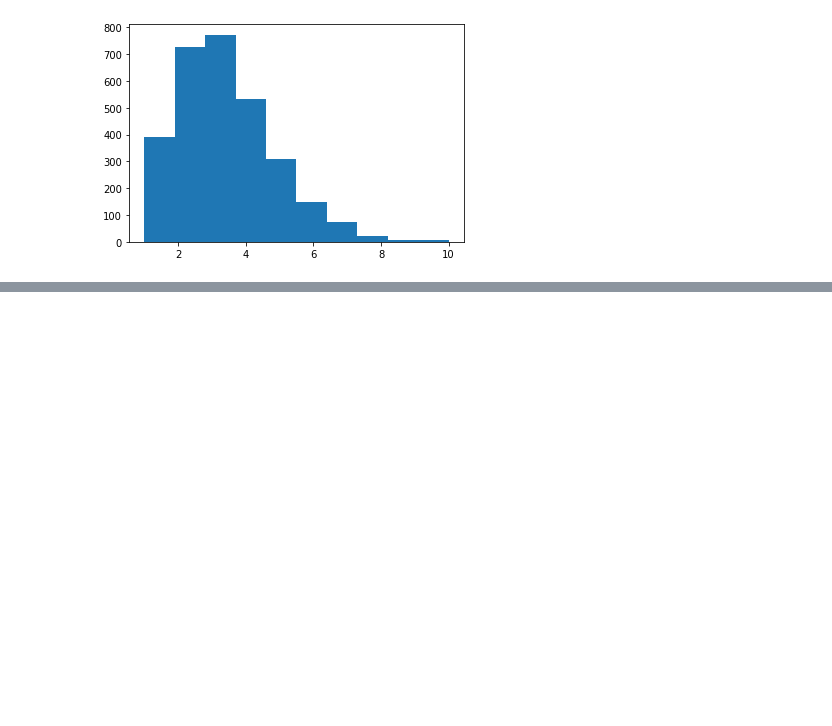
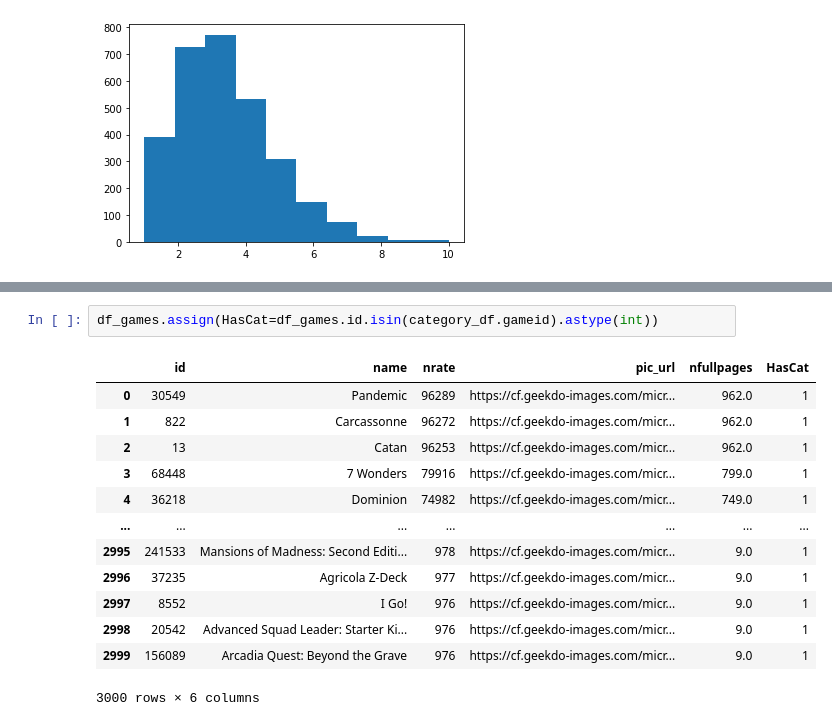
Before and after one commit to timcolussi/boardgame_rec_capstone, a Jupyter notebook: boardgame_rec_app.ipynb, the cells around one changed output, grey strips where cells are left out. Saved outputs shown, nothing was run; the diff lists cells and outputs as text; blank space fills up the shorter version.

```diff
--- a/boardgame_rec_app.ipynb
+++ b/boardgame_rec_app.ipynb
@@ -1519,0 +1541,16 @@ plt.hist(cat_gid_count.gameid, bins = 10)
+# %%
+df_games.assign(HasCat=df_games.id.isin(category_df.gameid).astype(int))
+# %% [output]
+|  | id | name | nrate | pic_url | nfullpages | HasCat |
+| 0 | 30549 | Pandemic | 96289 | https://cf.geekdo-images.com/micr... | 962.0 | 1 |
+| 1 | 822 | Carcassonne | 96272 | https://cf.geekdo-images.com/micr... | 962.0 | 1 |
+| 2 | 13 | Catan | 96253 | https://cf.geekdo-images.com/micr... | 962.0 | 1 |
+| 3 | 68448 | 7 Wonders | 79916 | https://cf.geekdo-images.com/micr... | 799.0 | 1 |
+| 4 | 36218 | Dominion | 74982 | https://cf.geekdo-images.com/micr... | 749.0 | 1 |
+| ... | ... | ... | ... | ... | ... | ... |
+| 2995 | 241533 | Mansions of Madness: Second Editi... | 978 | https://cf.geekdo-images.com/micr... | 9.0 | 1 |
+| 2996 | 37235 | Agricola Z-Deck | 977 | https://cf.geekdo-images.com/micr... | 9.0 | 1 |
+| 2997 | 8552 | I Go! | 976 | https://cf.geekdo-images.com/micr... | 9.0 | 1 |
+| 2998 | 20542 | Advanced Squad Leader: Starter Ki... | 976 | https://cf.geekdo-images.com/micr... | 9.0 | 1 |
+| 2999 | 156089 | Arcadia Quest: Beyond the Grave | 976 | https://cf.geekdo-images.com/micr... | 9.0 | 1 |
+3000 rows × 6 columns
```
Also changed, not shown: parts of 28 cells of this notebook, 1 other file.
